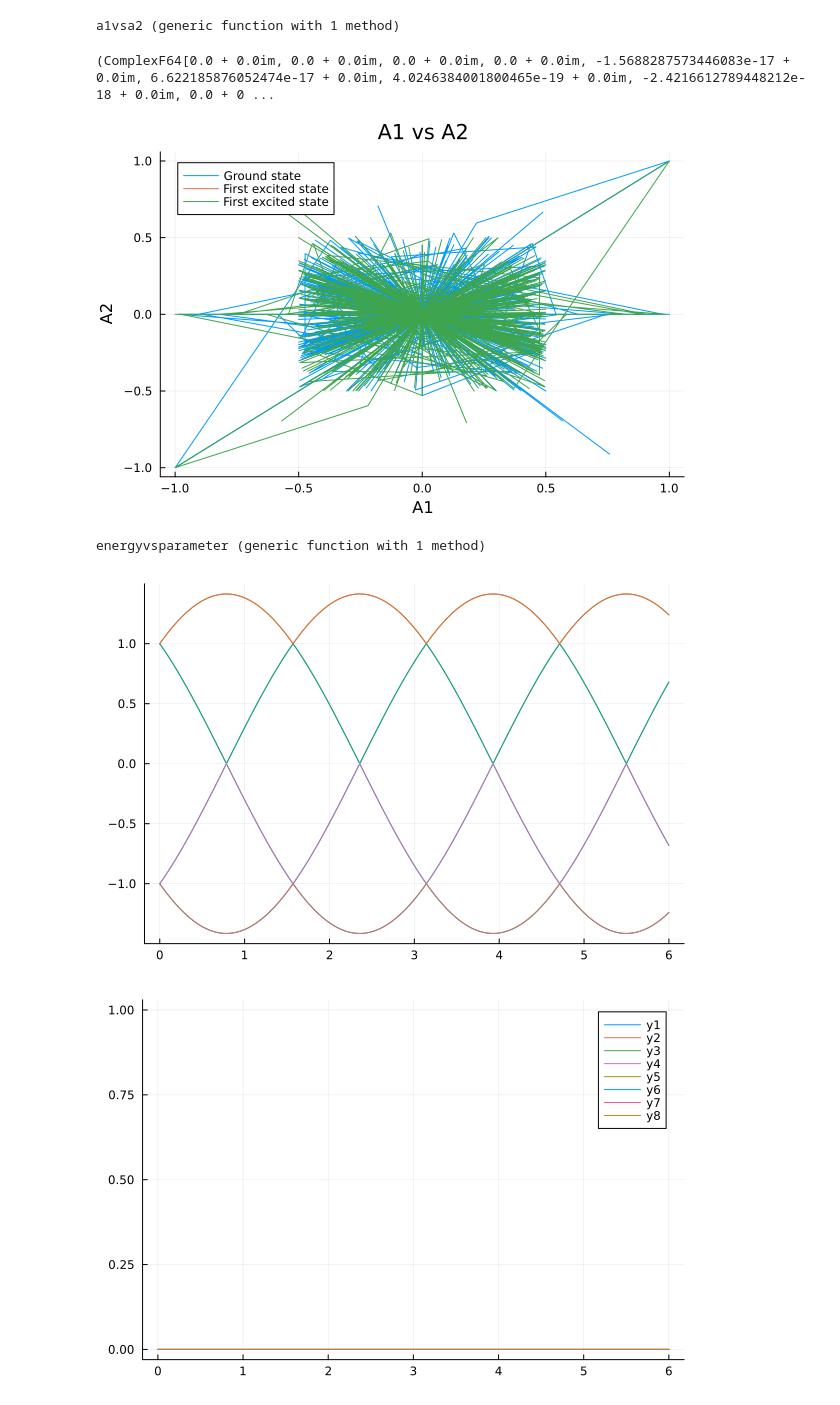
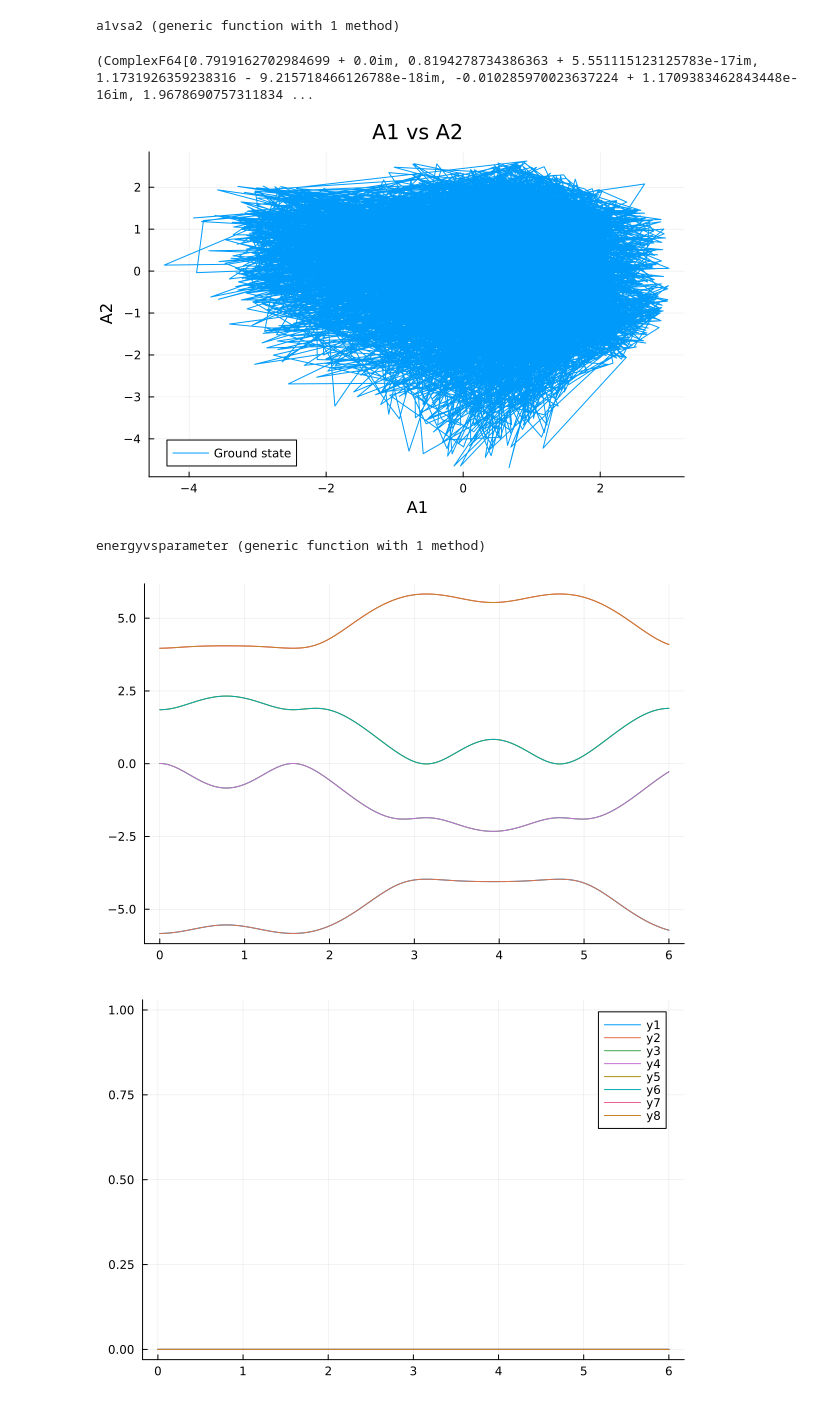
Before and after one commit to JorgeA22-cpu/ClaseComputo, a Jupyter notebook: Proyectos/PruebaArticulo.ipynb, the cells around one changed output. Cells and saved outputs as stored; diff of their text form; code cells hidden in the pictures.

```diff
--- a/Proyectos/PruebaArticulo.ipynb
+++ b/Proyectos/PruebaArticulo.ipynb
@@ -24,9 +24,18 @@ sigmay = [0 -im; im 0]
 sigmaz = [1 0; 0 -1]
 id= I(2)
 
-c1 = rand(1)
-c2 = rand(1)
 
-A1 = kron(sigmax, sigmay, id) # Para una cadena el primer qubit interactúa con el segundo y el segundo con el tercero
-A2 = kron(id, sigmay, sigmaz)
+Sigmas = Dict(1 => sigmax, 2 => sigmay, 3 => sigmaz) #Diccionario para llamar a las matrices de Pauli
+
+cd = randn(3,3)
+function Alocal(Particles,cd)
+    k = Particles-1 # Un operador k-local es aquel que actúa sobre k partículas, en este caso hay N partículas y se aplican a N-1
+    A = zeros(2^k,2^k)
+    for i in 1:3
+        for j in 1:3
+            A = A + cd[i,j]*kron(Sigmas[i],Sigmas[j])
+        end
+    end
+    return A
+end
 # %% [output]
@@ -41,0 +63,4 @@ A2 = kron(id, sigmay, sigmaz)
+# %%
+ad = randn(1,2^5*2^5)
+n = 2^2
+c = reshape(ad[1:(n*n)], n, n)
@@ -59,3 +104,6 @@ function expectationvalue(eigvec,eigenvecadj)
 end
 # %% [output]
 expectationvalue (generic function with 1 method)
+# %%
+A1 = kron(I(2),Alocal(3,cd))
+A2 = kron(Alocal(3,cd),I(2))
@@ -82,13 +140,13 @@ bb = a1vsa2(0,0.001,6,2)
 gg = a1vsa2(0,0.001,6,3)
 #plot(imag(alpha[1]),imag(alpha[2]))
 # %% [output]
-(ComplexF64[0.0 + 0.0im, 0.0 + 0.0im, 0.0 + 0.0im, 0.0 + 0.0im, -1.5688287573446083e-17 + 0.0im, 6.622185876052474e-17 + 0.0im, 4.0246384001800465e-19 + 0.0im, -2.4216612789448212e-18 + 0.0im, 0.0 + 0 ...
+(ComplexF64[0.7919162702984699 + 0.0im, 0.8194278734386363 + 5.551115123125783e-17im, 1.1731926359238316 - 9.215718466126788e-18im, -0.010285970023637224 + 1.1709383462843448e-16im, 1.9678690757311834 ...
 # %%
 plot(real(aa[1]),real(aa[2]),xlabel = "A1", ylabel = "A2", label = "Ground state", title = "A1 vs A2")
-plot!(real(bb[1]),real(bb[2]),xlabel = "A1", ylabel = "A2", label = "First excited state", title = "A1 vs A2")
-plot!(real(gg[1]),real(gg[2]),xlabel = "A1", ylabel = "A2", label = "First excited state", title = "A1 vs A2")
+#plot!(real(bb[1]),real(bb[2]),xlabel = "A1", ylabel = "A2", label = "First excited state", title = "A1 vs A2")
+#plot!(real(gg[1]),real(gg[2]),xlabel = "A1", ylabel = "A2", label = "First excited state", title = "A1 vs A2")
 # %% [output]
-[figure, old version]
+[figure, new version]
 # %%
 function energyvsparameter(xmin,step,xmax)
     x = xmin:step:xmax
@@ -106,7 +164,7 @@ b = real(energyvsparameter(0,0.01,6))
 x = 0:0.01:6
 plot(x,b', label = false)
 # %% [output]
-[figure, old version]
+[figure, new version]
 # %%
 a = imag(energyvsparameter(0,0.01,6))
 x = 0:0.01:6
```
Also changed, not shown: parts of 17 cells of this notebook.
